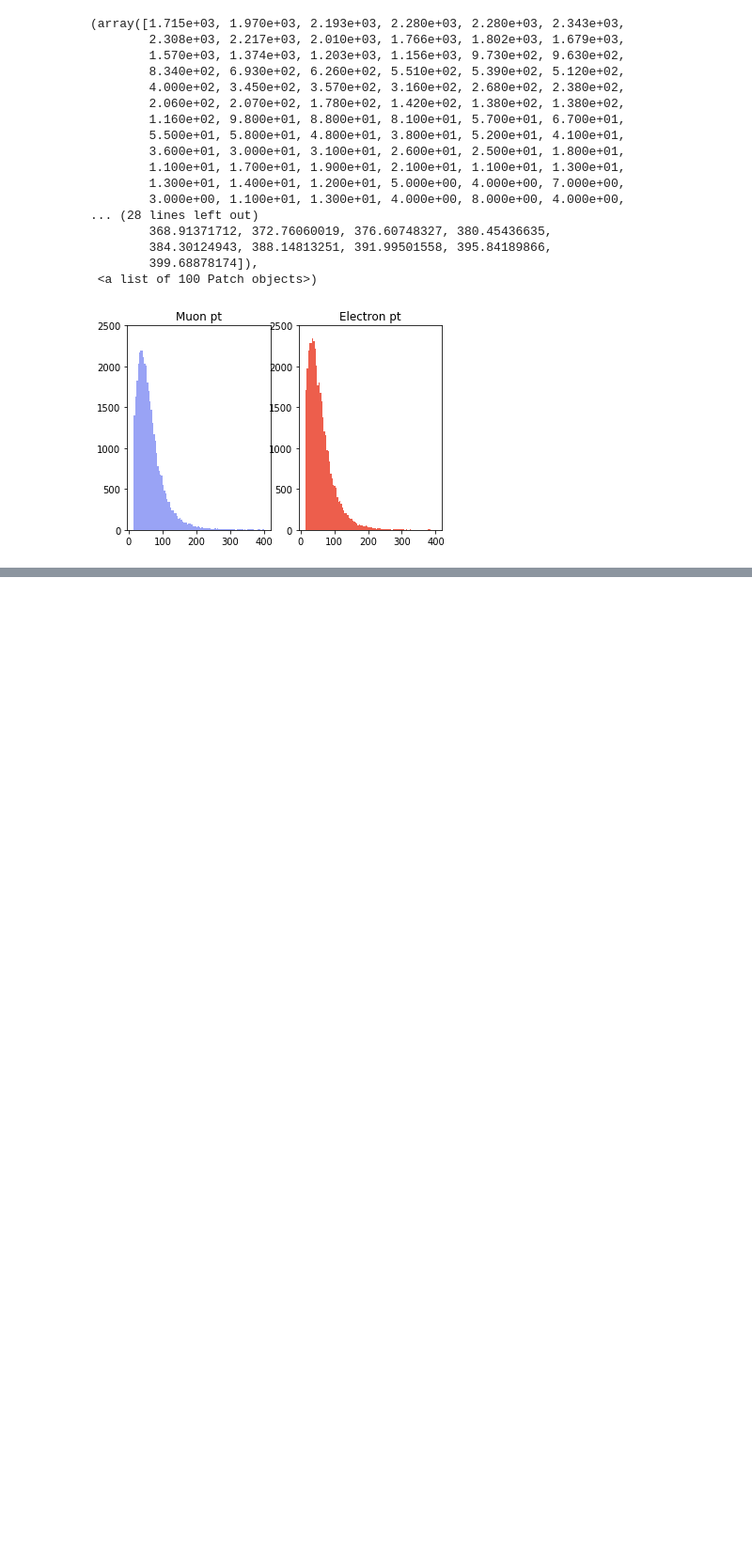
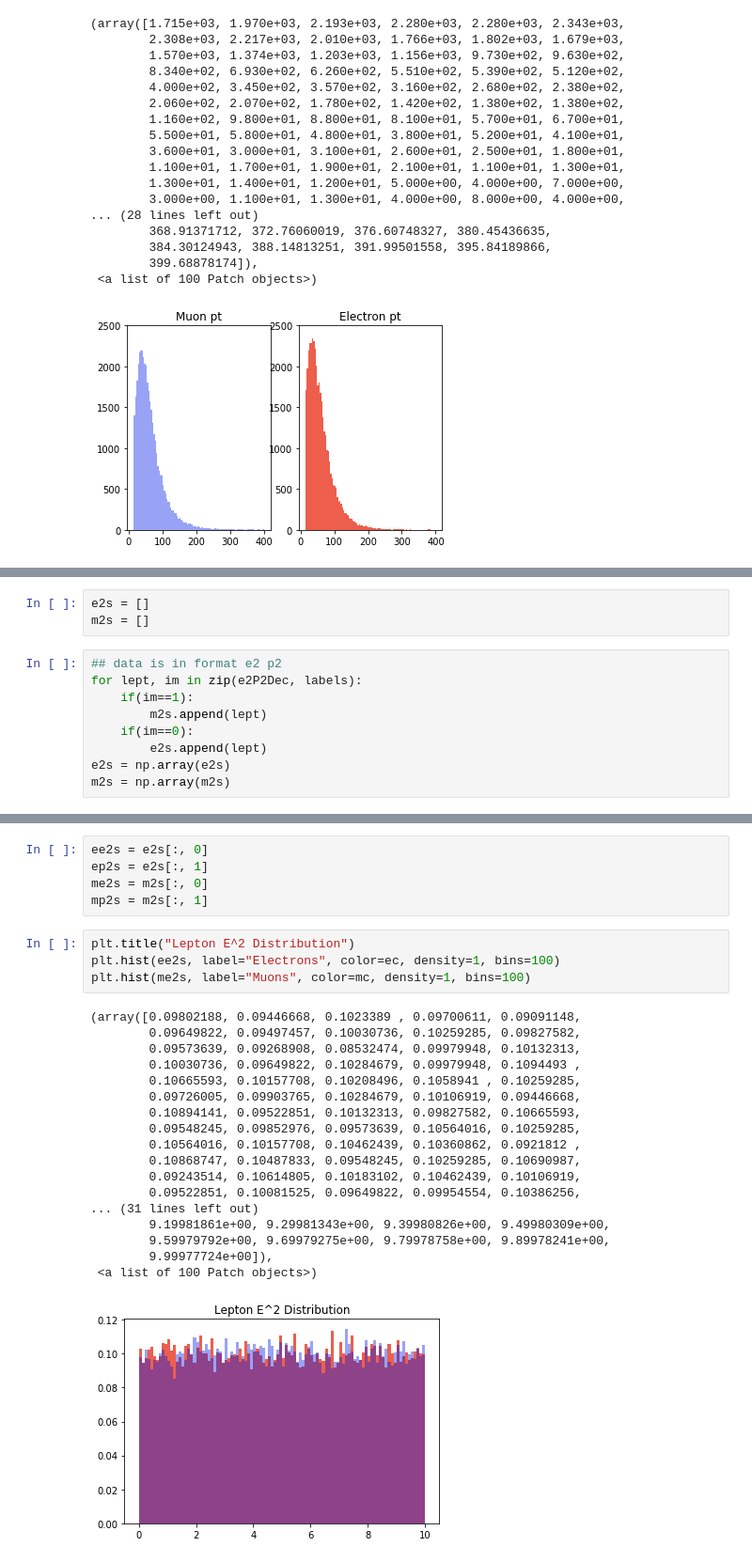
Before and after one commit to btannenw/CMS_machineLearning, a Jupyter notebook: leptonIdentificationNN/PlottingLeptonFeatures.ipynb, the cells around one changed output, grey strips where cells are left out. Shown at 94% size. Cells and saved outputs as stored; diff of their text form; blank space fills up the shorter version.

```diff
--- a/leptonIdentificationNN/PlottingLeptonFeatures.ipynb
+++ b/leptonIdentificationNN/PlottingLeptonFeatures.ipynb
@@ -337,0 +253,12 @@ plt.ylim(0, 0.016)
+# %%
+e2s = []
+m2s = []
+# %%
+## data is in format e2 p2
+for lept, im in zip(e2P2Dec, labels):
+    if(im==1):
+        m2s.append(lept)
+    if(im==0):
+        e2s.append(lept)
+e2s = np.array(e2s)
+m2s = np.array(m2s)
@@ -337,0 +269,28 @@ plt.ylim(0, 0.016)
+# %%
+ee2s = e2s[:, 0]
+ep2s = e2s[:, 1]
+me2s = m2s[:, 0]
+mp2s = m2s[:, 1]
+# %%
+plt.title("Lepton E^2 Distribution")
+plt.hist(ee2s, label="Electrons", color=ec, density=1, bins=100)
+plt.hist(me2s, label="Muons", color=mc, density=1, bins=100)
+# %% [output]
+(array([0.09802188, 0.09446668, 0.1023389 , 0.09700611, 0.09091148,
+        0.09649822, 0.09497457, 0.10030736, 0.10259285, 0.09827582,
+        0.09573639, 0.09268908, 0.08532474, 0.09979948, 0.10132313,
+        0.10030736, 0.09649822, 0.10284679, 0.09979948, 0.1094493 ,
+        0.10665593, 0.10157708, 0.10208496, 0.1058941 , 0.10259285,
+        0.09726005, 0.09903765, 0.10284679, 0.10106919, 0.09446668,
+        0.10894141, 0.09522851, 0.10132313, 0.09827582, 0.10665593,
+        0.09548245, 0.09852976, 0.09573639, 0.10564016, 0.10259285,
+        0.10564016, 0.10157708, 0.10462439, 0.10360862, 0.0921812 ,
+        0.10868747, 0.10487833, 0.09548245, 0.10259285, 0.10690987,
+        0.09243514, 0.10614805, 0.10183102, 0.10462439, 0.10106919,
+        0.09522851, 0.10081525, 0.09649822, 0.09954554, 0.10386256,
+... (31 lines left out)
+        9.19981861e+00, 9.29981343e+00, 9.39980826e+00, 9.49980309e+00,
+        9.59979792e+00, 9.69979275e+00, 9.79978758e+00, 9.89978241e+00,
+        9.99977724e+00]),
+ <a list of 100 Patch objects>)
+[figure, added]
```
Also changed, not shown: parts of 20 cells of this notebook, 7 other files.
